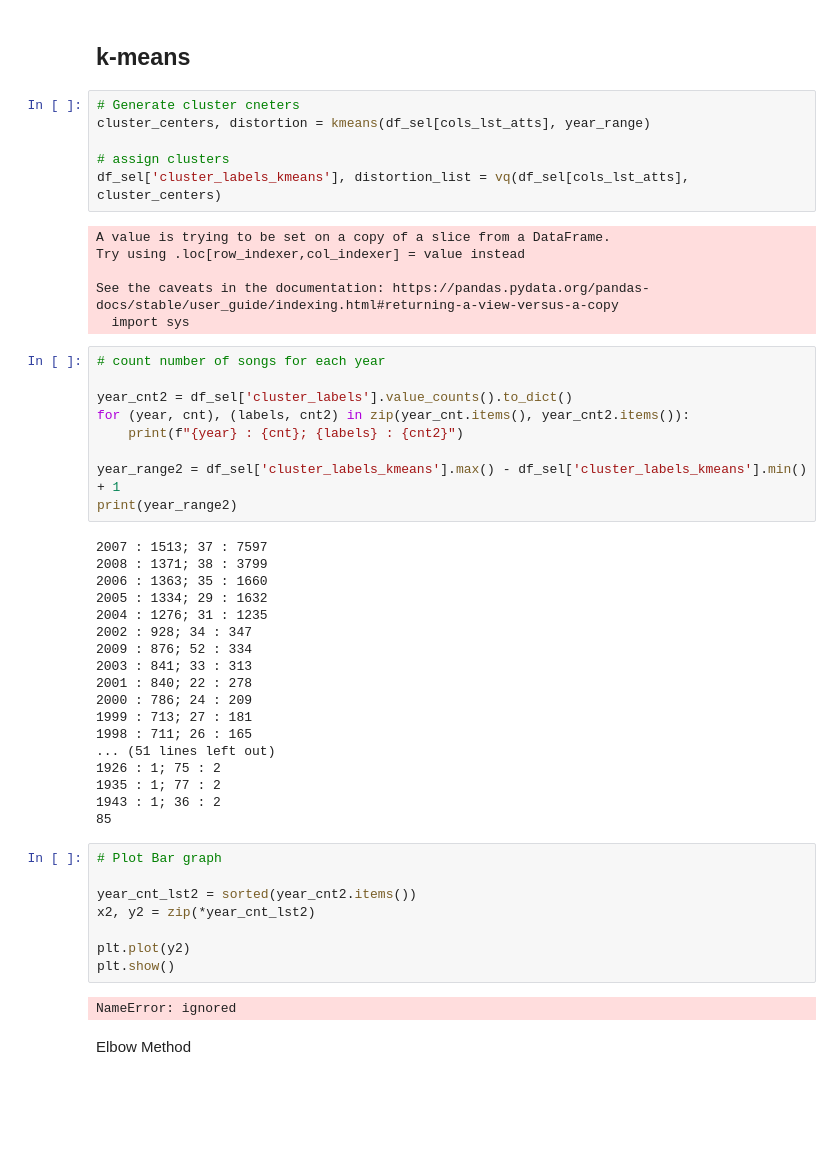
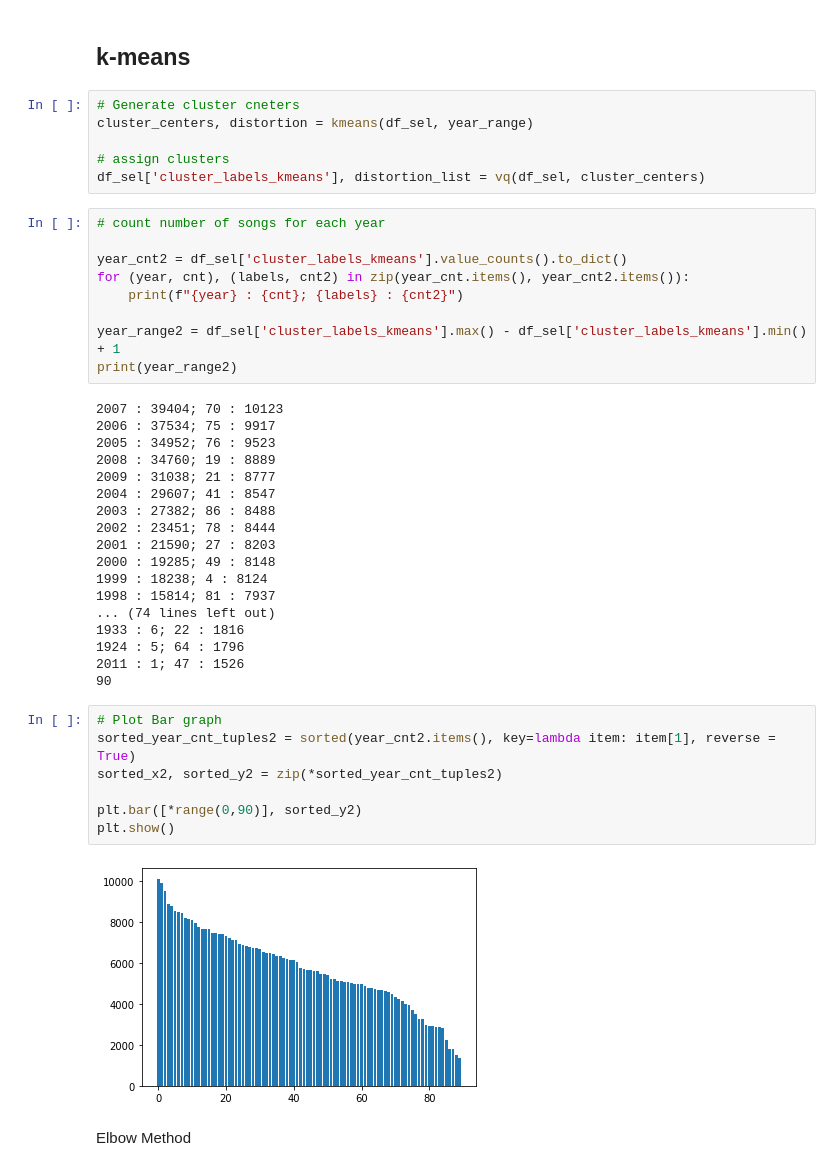
Before and after one commit to Gavin-Hofer/datamining-group-11, a Jupyter notebook: Group11.ipynb, the cells around one changed output. Cells and saved outputs as stored; diff of their text form; blank space fills up the shorter version.

```diff
--- a/Group11.ipynb
+++ b/Group11.ipynb
@@ -289,53 +289,46 @@ df_sel['cluster_labels_single'] = fcluster(distance_matrix, year_range, criterio
 ## k-means
 # %%
 # Generate cluster cneters
-cluster_centers, distortion = kmeans(df_sel[cols_lst_atts], year_range)
+cluster_centers, distortion = kmeans(df_sel, year_range)
 
 # assign clusters
-df_sel['cluster_labels_kmeans'], distortion_list = vq(df_sel[cols_lst_atts], cluster_centers)
+df_sel['cluster_labels_kmeans'], distortion_list = vq(df_sel, cluster_centers)
-# %% [output]
-A value is trying to be set on a copy of a slice from a DataFrame.
-Try using .loc[row_indexer,col_indexer] = value instead
-
-See the caveats in the documentation: https://pandas.pydata.org/pandas-docs/stable/user_guide/indexing.html#returning-a-view-versus-a-copy
-  import sys
 # %%
 # count number of songs for each year
 
-year_cnt2 = df_sel['cluster_labels'].value_counts().to_dict()
+year_cnt2 = df_sel['cluster_labels_kmeans'].value_counts().to_dict()
 for (year, cnt), (labels, cnt2) in zip(year_cnt.items(), year_cnt2.items()):
     print(f"{year} : {cnt}; {labels} : {cnt2}")
 
 year_range2 = df_sel['cluster_labels_kmeans'].max() - df_sel['cluster_labels_kmeans'].min() + 1
 print(year_range2)
 # %% [output]
-2007 : 1513; 37 : 7597
-2008 : 1371; 38 : 3799
-2006 : 1363; 35 : 1660
-2005 : 1334; 29 : 1632
-2004 : 1276; 31 : 1235
-2002 : 928; 34 : 347
-2009 : 876; 52 : 334
-2003 : 841; 33 : 313
-2001 : 840; 22 : 278
-2000 : 786; 24 : 209
-1999 : 713; 27 : 181
-1998 : 711; 26 : 165
-... (51 lines left out)
-1926 : 1; 75 : 2
-1935 : 1; 77 : 2
-1943 : 1; 36 : 2
-85
+2007 : 39404; 70 : 10123
+2006 : 37534; 75 : 9917
+2005 : 34952; 76 : 9523
+2008 : 34760; 19 : 8889
+2009 : 31038; 21 : 8777
+2004 : 29607; 41 : 8547
+2003 : 27382; 86 : 8488
+2002 : 23451; 78 : 8444
+2001 : 21590; 27 : 8203
+2000 : 19285; 49 : 8148
+1999 : 18238; 4 : 8124
+1998 : 15814; 81 : 7937
+... (74 lines left out)
+1933 : 6; 22 : 1816
+1924 : 5; 64 : 1796
+2011 : 1; 47 : 1526
+90
 # %%
 # Plot Bar graph
+sorted_year_cnt_tuples2 = sorted(year_cnt2.items(), key=lambda item: item[1], reverse = True)
+sorted_x2, sorted_y2 = zip(*sorted_year_cnt_tuples2)
 
-year_cnt_lst2 = sorted(year_cnt2.items())
-x2, y2 = zip(*year_cnt_lst2)
-
-plt.plot(y2)
+plt.bar([*range(0,90)], sorted_y2)
 plt.show()
 # %% [output]
-NameError: ignored
+[figure, added]
 # %% [markdown]
 Elbow Method
 # %%
```
Also changed, not shown: parts of 4 cells of this notebook.
